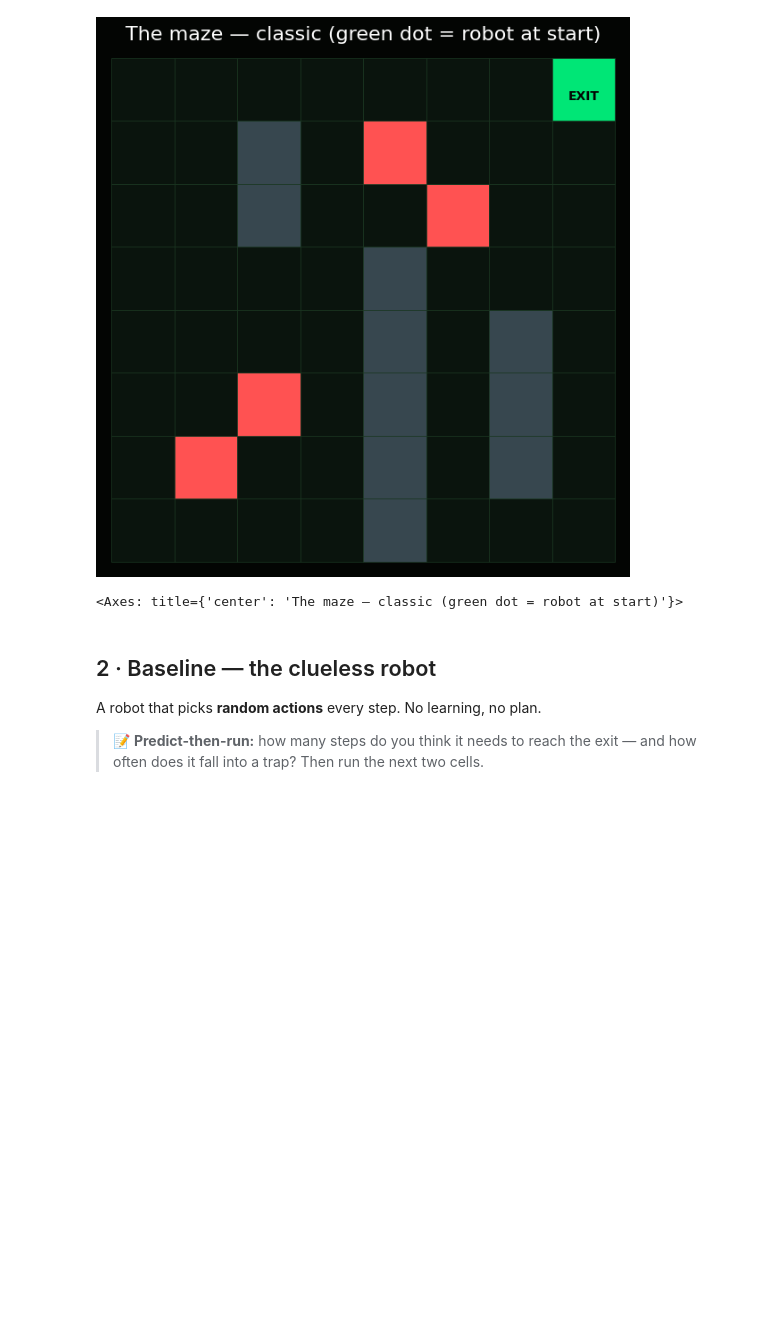
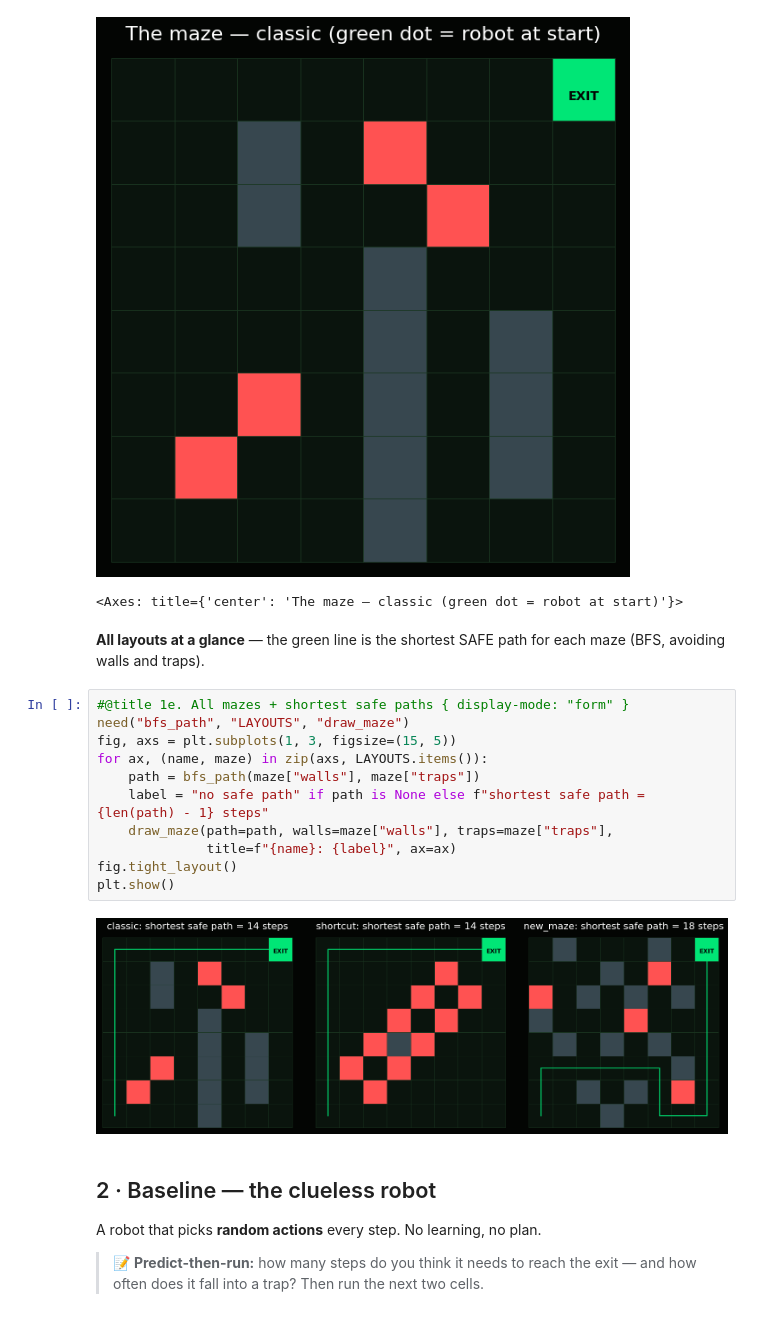
Before and after one commit to Aymen-Falleh/Workshops, a Jupyter notebook: IsitAI/introAI/Labs/lab3/lab3_lost_robot_maze.ipynb, the cells around one changed output. Saved outputs shown, nothing was run; the diff lists cells and outputs as text; blank space fills up the shorter version.

```diff
--- a/IsitAI/introAI/Labs/lab3/lab3_lost_robot_maze.ipynb
+++ b/IsitAI/introAI/Labs/lab3/lab3_lost_robot_maze.ipynb
@@ -200,6 +217,21 @@ layout=classic | rewards: step -1.0, trap -10.0, exit 100.0, slip 0.0
 Shortest SAFE path (BFS, avoids walls+traps): 14 steps
 [figure]
 <Axes: title={'center': 'The maze — classic (green dot = robot at start)'}>
+# %% [markdown]
+**All layouts at a glance** — the green line is the shortest SAFE path for each maze (BFS, avoiding walls and traps).
+# %%
+#@title 1e. All mazes + shortest safe paths { display-mode: "form" }
+need("bfs_path", "LAYOUTS", "draw_maze")
+fig, axs = plt.subplots(1, 3, figsize=(15, 5))
+for ax, (name, maze) in zip(axs, LAYOUTS.items()):
+    path = bfs_path(maze["walls"], maze["traps"])
+    label = "no safe path" if path is None else f"shortest safe path = {len(path) - 1} steps"
+    draw_maze(path=path, walls=maze["walls"], traps=maze["traps"],
+              title=f"{name}: {label}", ax=ax)
+fig.tight_layout()
+plt.show()
+# %% [output]
+[figure, added]
 # %% [markdown]
 ## 2 · Baseline — the clueless robot
 
```
Also changed, not shown: parts of 6 cells of this notebook, 1 other file.
